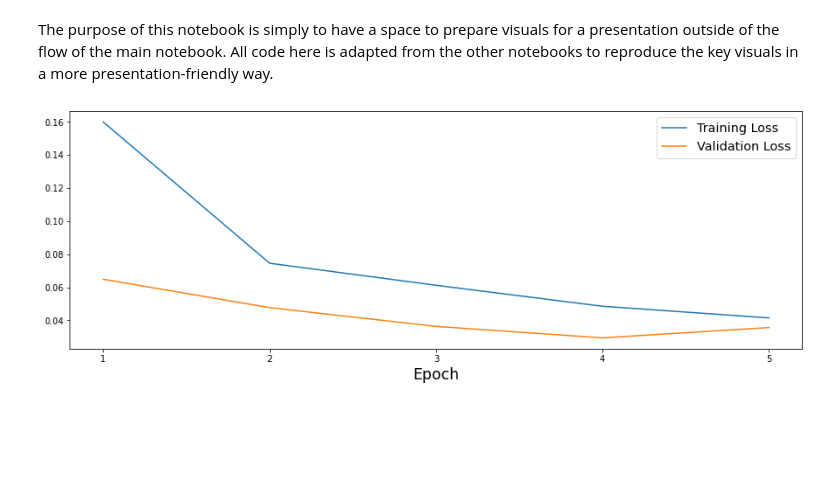
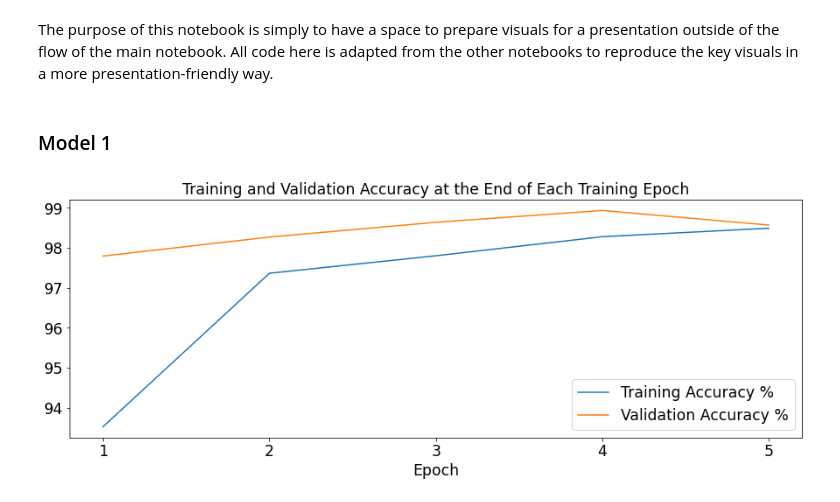
Before and after one commit to MarkCHarris/ga-capstone-snow-vision, a Jupyter notebook: code/presentation_visuals.ipynb, the cells around one changed output. Saved outputs shown, nothing was run; the diff lists cells and outputs as text; code cells hidden in the pictures; blank space fills up the shorter version.

```diff
--- a/code/presentation_visuals.ipynb
+++ b/code/presentation_visuals.ipynb
@@ -22,20 +22,19 @@ test1_train_pred_df = pd.read_csv(f'../saved_models/test1_float_train.csv')
 test1_val_pred_df = pd.read_csv(f'../saved_models/test1_float_val.csv')
 model2_train_pred_df = pd.read_csv(f'../saved_models/model2_train.csv')
 model2_val_pred_df = pd.read_csv(f'../saved_models/model2_val.csv')
-# %%
-plt.figure(figsize=(15,5))
-plt.plot(range(1,6), test1_history_dict['loss'], label='Training Loss')
-plt.plot(range(1,6), test1_history_dict['val_loss'], label='Validation Loss')
-plt.xlabel('Epoch', fontsize='xx-large')
-plt.xticks(range(1,6))
-plt.legend(fontsize='x-large');
-# %% [output]
-[figure, removed]
+# %% [markdown]
+### Model 1 ###
 # %%
-# plt.figure(figsize=(15,5))
-# plt.plot(new_history_dict['accuracy'], label='Training Accuracy')
-# plt.plot(new_history_dict['val_accuracy'], label='Validation Accuracy')
-# plt.legend();
+plt.figure(figsize=(15,5))
+plt.plot(range(1,6), [acc*100 for acc in test1_history_dict['accuracy']], label='Training Accuracy %')
+plt.plot(range(1,6), [acc*100 for acc in test1_history_dict['val_accuracy']], label='Validation Accuracy %')
+plt.title('Training and Validation Accuracy at the End of Each Training Epoch', fontsize='xx-large')
+plt.xlabel('Epoch', fontsize='xx-large')
+plt.xticks(range(1,6), fontsize='xx-large')
+plt.yticks(fontsize='xx-large')
+plt.legend(fontsize='xx-large');
+# %% [output]
+[figure, added]
 # %%
 # This function assigns a given number to either 0 or 1 according to a given cutoff.
 def binarize_class(in_num, cutoff):
```
Also changed, not shown: parts of 5 cells of this notebook, 3 other files.
